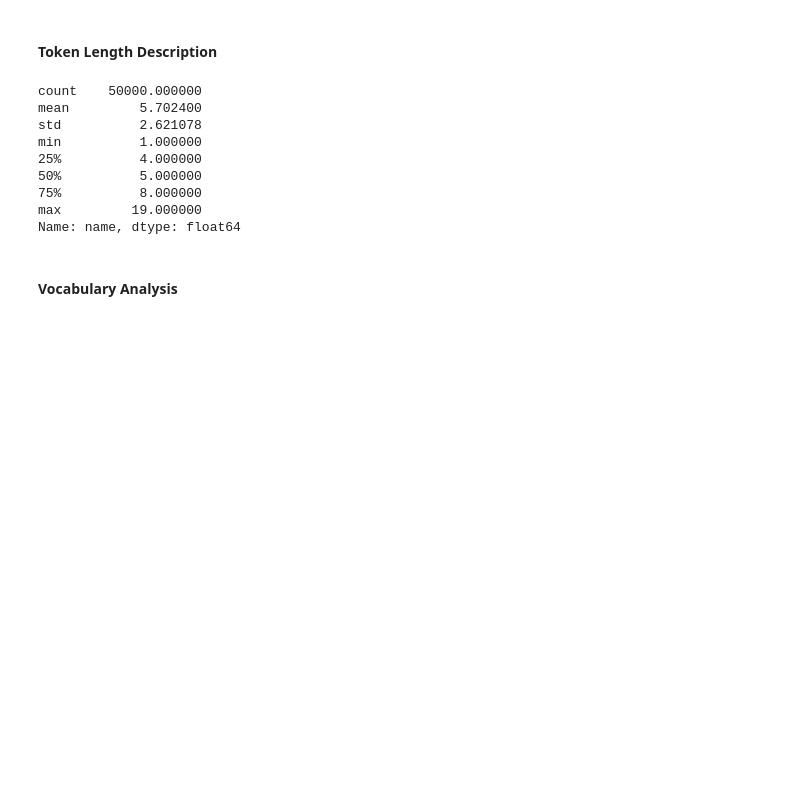
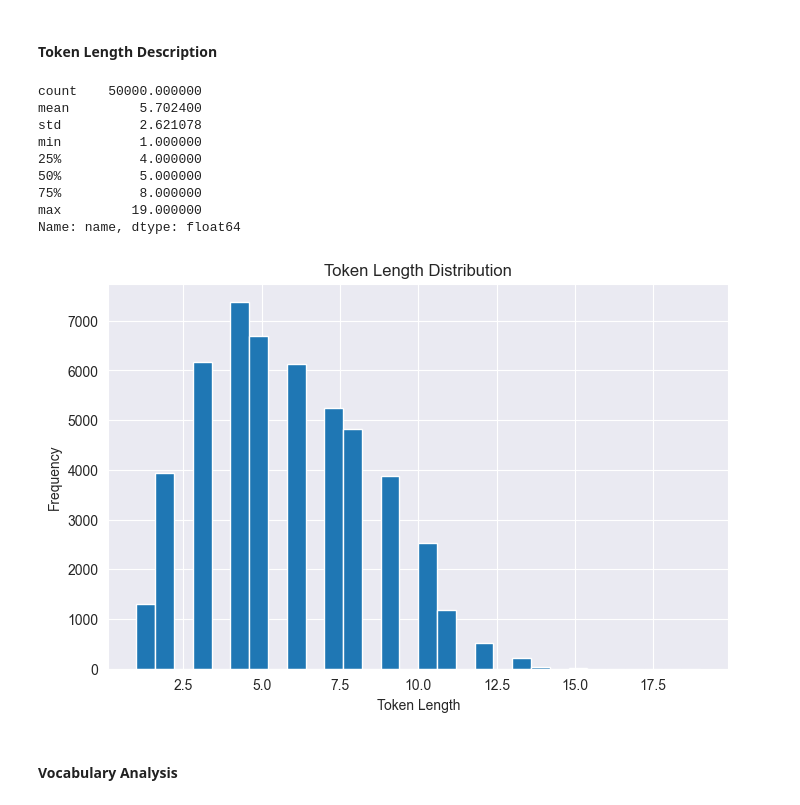
Before and after one commit to DaniloMandusic/Advertisement-Group-Classification, a Jupyter notebook: notebooks/01_eda.ipynb, the cells around one changed output. Saved outputs shown, nothing was run; the diff lists cells and outputs as text; code cells hidden in the pictures; blank space fills up the shorter version.

```diff
--- a/notebooks/01_eda.ipynb
+++ b/notebooks/01_eda.ipynb
@@ -206,6 +221,17 @@ min          1.000000
 75%          8.000000
 max         19.000000
 Name: name, dtype: float64
+# %%
+plt.figure(figsize=(8, 5))
+plt.hist(token_lens, bins=30)
+
+plt.xlabel("Token Length")
+plt.ylabel("Frequency")
+plt.title("Token Length Distribution")
+
+plt.show()
+# %% [output]
+[figure, added]
 # %% [markdown]
 #### Vocabulary Analysis
 # %%
```
Also changed, not shown: parts of 8 cells of this notebook, 2 other files.
